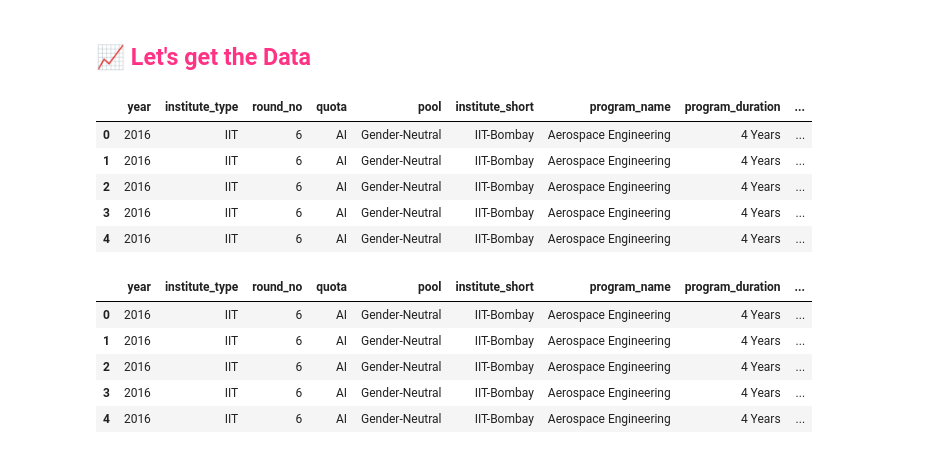
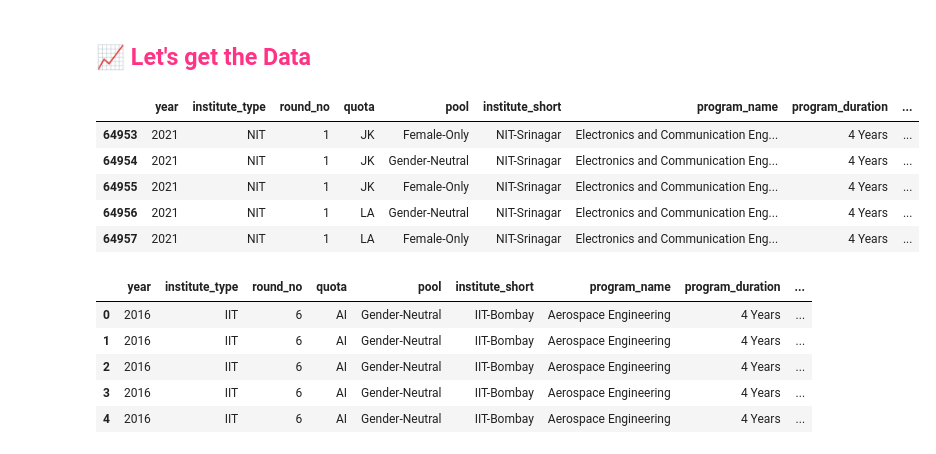
Before and after one commit to Satyam4229/College-Predictor-System, a Jupyter notebook: college-predictor-system.ipynb, the cells around one changed output. Saved outputs shown, nothing was run; the diff lists cells and outputs as text; code cells hidden in the pictures.

```diff
--- a/college-predictor-system.ipynb
+++ b/college-predictor-system.ipynb
@@ -98,18 +98,18 @@ warnings.filterwarnings('ignore')
 # %%
 # Read data in a dataframe
 
 # A DataFrame is a data structure that organizes data
 #into a 2-dimensional table of rows and columns, much like a spreadsheet.
 
 df = pd.read_csv("https://raw.githubusercontent.com/Satyam4229/IIT-and-NIT-College-Dataset/main/data.csv")
-df.head()
+df.tail()
 # %% [output]
 |  | year | institute_type | round_no | quota | pool | institute_short | program_name | program_duration | ... |
-| 0 | 2016 | IIT | 6 | AI | Gender-Neutral | IIT-Bombay | Aerospace Engineering | 4 Years | ... |
-| 1 | 2016 | IIT | 6 | AI | Gender-Neutral | IIT-Bombay | Aerospace Engineering | 4 Years | ... |
-| 2 | 2016 | IIT | 6 | AI | Gender-Neutral | IIT-Bombay | Aerospace Engineering | 4 Years | ... |
-| 3 | 2016 | IIT | 6 | AI | Gender-Neutral | IIT-Bombay | Aerospace Engineering | 4 Years | ... |
-| 4 | 2016 | IIT | 6 | AI | Gender-Neutral | IIT-Bombay | Aerospace Engineering | 4 Years | ... |
+| 64953 | 2021 | NIT | 1 | JK | Female-Only | NIT-Srinagar | Electronics and Communication Eng... | 4 Years | ... |
+| 64954 | 2021 | NIT | 1 | JK | Gender-Neutral | NIT-Srinagar | Electronics and Communication Eng... | 4 Years | ... |
+| 64955 | 2021 | NIT | 1 | JK | Female-Only | NIT-Srinagar | Electronics and Communication Eng... | 4 Years | ... |
+| 64956 | 2021 | NIT | 1 | LA | Gender-Neutral | NIT-Srinagar | Electronics and Communication Eng... | 4 Years | ... |
+| 64957 | 2021 | NIT | 1 | LA | Female-Only | NIT-Srinagar | Electronics and Communication Eng... | 4 Years | ... |
 # %%
 del df["Unnamed: 13"]
 # %%
```
Also changed, not shown: parts of 22 cells of this notebook, 4 other files.
